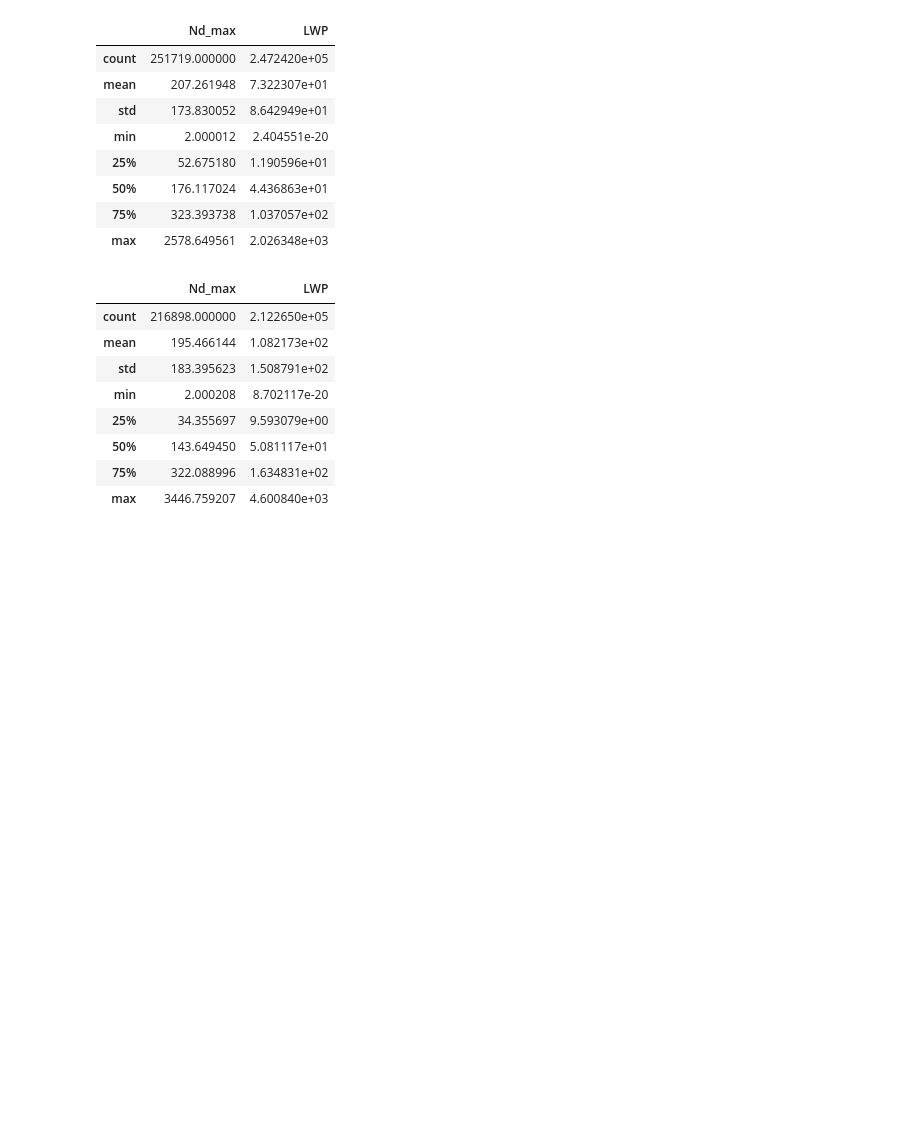
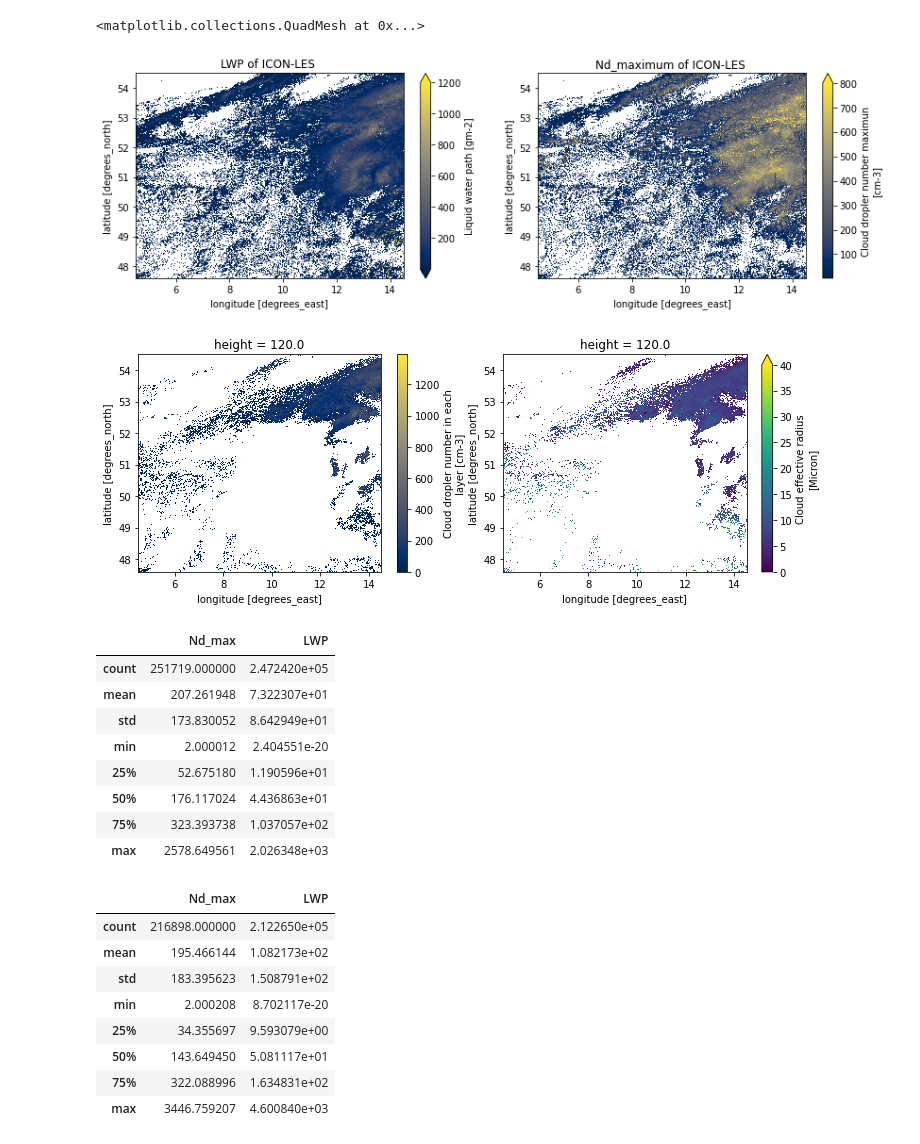
Before and after one commit to jesseniagonzalezv/ICON_RTTOV, a Jupyter notebook: code_test/Untitled.ipynb, the cells around one changed output. Drawn from its saved outputs; the diff is of its cells as text; code cells hidden in the pictures; blank space fills up the shorter version.

```diff
--- a/code_test/Untitled.ipynb
+++ b/code_test/Untitled.ipynb
@@ -65,3 +75,24 @@ Data variables: (12/20)
+# %%
+fig = plt.figure(figsize=(14, 4))
+plt.subplot(121)
+ds.lwp.where(ds.lwp != 0).plot(cmap = "cividis", vmin=2, vmax = 1200)
+plt.gca().set_title(f"LWP of ICON-LES ")
+plt.subplot(122)
+ds.Nd_max.where(ds.Nd_max > 2).plot(cmap = "cividis", vmin=2, vmax = 800)
+plt.gca().set_title(f"Nd_maximum of ICON-LES ")
+
+
+
+fig = plt.figure(figsize=(12, 4))
+plt.subplot(121)
+ds.Nd[119,:,:].where(ds.Nd[119,:,:] != 0).plot(cmap = "cividis") #,vmin=2, vmax = 800)
+plt.subplot(122)
+# ds.Reff[119].where(ds.Reff != 0).plot(cmap = "jet",vmin=2, vmax = 800)
+ds.Reff[119,:,].plot(vmin=0, vmax = 40)
+# %% [output]
+<matplotlib.collections.QuadMesh at 0x...>
+[figure, added]
+[figure, added]
 # %%
 import pandas as pd
 df_1d9 = pd.DataFrame({  #falta normalizar
```
Also changed, not shown: parts of 3 cells of this notebook, 3 other files.
